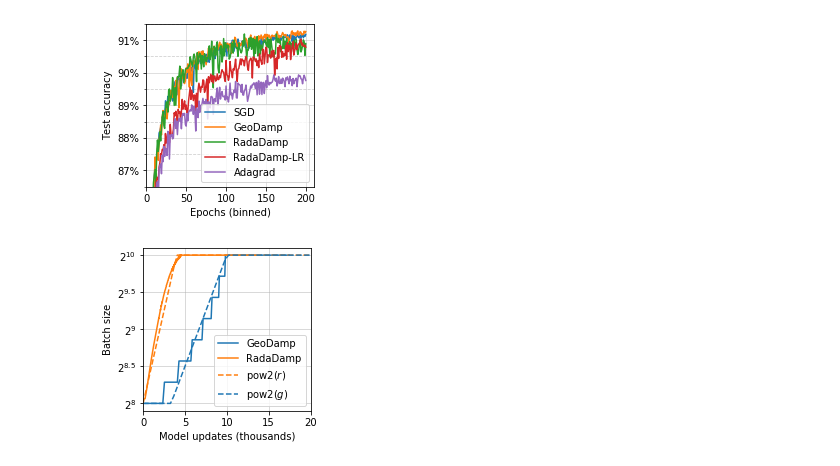
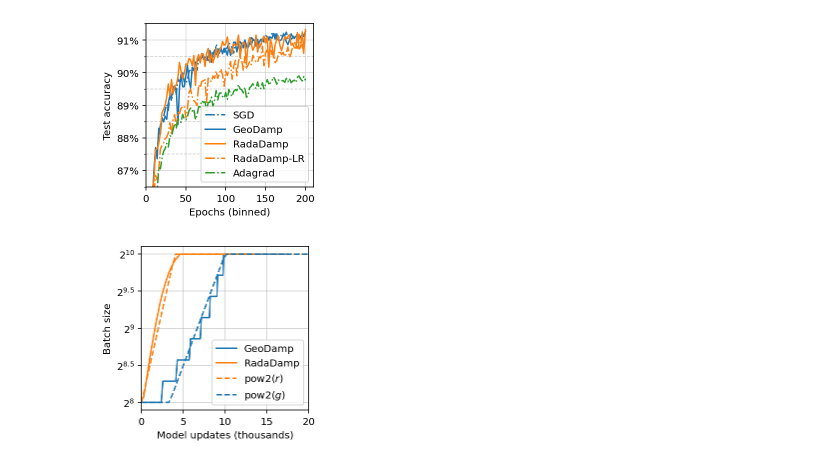
Before and after one commit to stsievert/adadamp-experiments, a Jupyter notebook: exp-fashion-mnist/Viz-Test.ipynb, the cells around one changed output. Drawn from its saved outputs; the diff is of its cells as text; code cells hidden in the pictures.

```diff
--- a/exp-fashion-mnist/Viz-Test.ipynb
+++ b/exp-fashion-mnist/Viz-Test.ipynb
@@ -5,19 +5,28 @@ from pathlib import Path
 import seaborn as sns
 import matplotlib.pyplot as plt
 # %%
-DATA_DIR = Path("/scratch/sshah/2021-05-26/")
+# DATA_DIR = Path("/scratch/sshah/2021-05-26/")
+DATA_DIR = Path("_data/2021-05-26/")
+# DATA_DIR = Path("_data") / "2021-11-08-v2/"
+# DATA_DIR = Path("_data") / "2021-11-20"
 assert DATA_DIR.exists()
 
 # def _cook(p: Path) -> pd.DataFrame
 dfs = []
-for f in DATA_DIR.glob("*test.csv.zip"):
+files = list(DATA_DIR.glob("*test.csv.zip"))
+print([f.name for f in files])
+for f in files:
     _df = pd.read_csv(f)
     assert _df.tuning.nunique() == 1
+    print(_df.tuning.unique()[0])
     if _df.tuning.unique()[0]:
         assert _df.tuning.unique()[0] == 1
+        print("breaking")
         continue
+    print(_df.init_seed.unique())
 #     if _df.init_seed.unique() != [1000]:
 #         continue
     print(_df.damper.unique())
     dfs.append(_df)
+print(len(dfs))
 # %% [output]
@@ -54,11 +65,16 @@ dampers = {
 }
 
 HUE_ORDER = ["SGD", "GeoDamp", "RadaDamp", "RadaDamp-LR", "Adagrad"]
+
+# stroke: LR decay (dashed) or BS increase (solid)
+# color: type (SGD/GeoDamp, RadaDamp*, Adagrad)
+STYLES = ["C0-.", "C0-", "C1-", "C1-.", "C2-."]
 ACC_LIM = (0.865, 0.915)
 
 df["Optimizer"] = df["damper"].apply(dampers.get)
 print(df.groupby("damper").init_seed.unique())
-df = df[df.init_seed.isin([1000, 1001])].copy()
+# df = df[df.init_seed.isin([1000, 1001])].copy()
+df = df[df.init_seed.isin([1000])].copy()
 df.groupby("damper").init_seed.unique()
 # %% [output]
 damper
@@ -162,14 +182,20 @@ df.head()
 5 rows × 64 columns
 # %%
 def lineplot(
-    *, x, y, hue, hue_order, ax, data, aggfunc="mean",
+    *, x, y, hue, hue_order, ax, data, aggfunc="mean", style=None,
 ):
-    for h in hue_order:
+    if style is None:
+        style = [f"C{k}" for k in range(len(hue_order))]
+    if style is not None and not isinstance(style, list):
+        styles = [style] * len(hue_order)
+    else:
+        styles = style
+    for h, s in zip(hue_order, styles):
         show = data[data[hue] == h]
         if not len(show):
             continue
         middle = show.pivot_table(index=x, values=y, aggfunc=aggfunc)
-        ax.plot(middle.index, middle.to_numpy(), label=h)
+        ax.plot(middle.index, middle.to_numpy(), s, label=h)
     return ax
 
 PERC_FORMAT = plt.FuncFormatter(lambda x, _: f"{int(100 * x)}%")
@@ -224,28 +266,30 @@ for scale in ["log", "linear"]:
 # %%
 fig, ax = plt.subplots(figsize=(w, w))
 
-df["epochs_binned"] = (df.epochs / 1).astype(int) * 1
+N = 2
+df["epochs_binned"] = (df.epochs / N).astype(int) * N
 ax = lineplot(
     x="epochs_binned",
     y="test_accuracy",
     hue="Optimizer",
     hue_order=HUE_ORDER,
+    style=STYLES,
     ax=ax,
     data=df[df.epochs_binned.isin([1 * i for i in range(1000)])],
     aggfunc="mean",
 )
 ax.set_ylim(*ACC_LIM)
 ax.set_xlim(0, None)
 ax.grid(alpha=0.5)
 ax.grid(which="minor", linestyle="--", alpha=0.6)
 ax.yaxis.set_minor_locator(plt.MultipleLocator(0.005))
 ax.yaxis.set_major_formatter(PERC_FORMAT)
 ax.set_ylabel("Test accuracy")
 ax.set_xlabel("Epochs (binned)")
 ax.legend(loc="best")
 fig.savefig("epochs-acc.png", dpi=300, bbox_inches="tight")
 # %% [output]
-[figure, old version]
+[figure, new version]
 # %%
 fig, ax = plt.subplots(figsize=(w, w))
 
@@ -256,6 +300,7 @@ ax = lineplot(
     y="batch_size_",
     hue="Optimizer",
     hue_order=HUE_ORDER,
+    style=STYLES,#[STYLES[1], STYLES[2]],
     ax=ax,
     data=show[show.damper.isin(["radadamp", "geodamp"])],
 )
@@ -285,4 +330,4 @@ ax.plot(x, np.clip(y, 256, 1024), "C0--", label="pow$2(g)$")
 ax.legend(loc="best")
 fig.savefig("bs.png", dpi=300, bbox_inches="tight")
 # %% [output]
-[figure, old version]
+[figure, new version]
```
Also changed, not shown: parts of 10 cells of this notebook, 1 other file.
